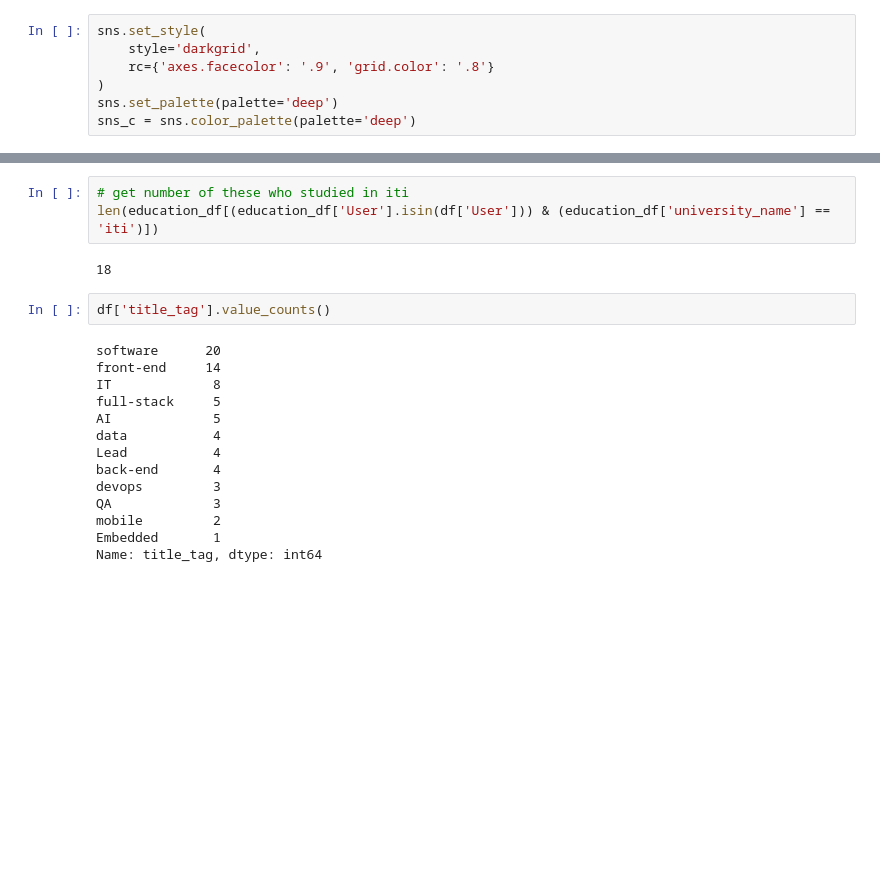
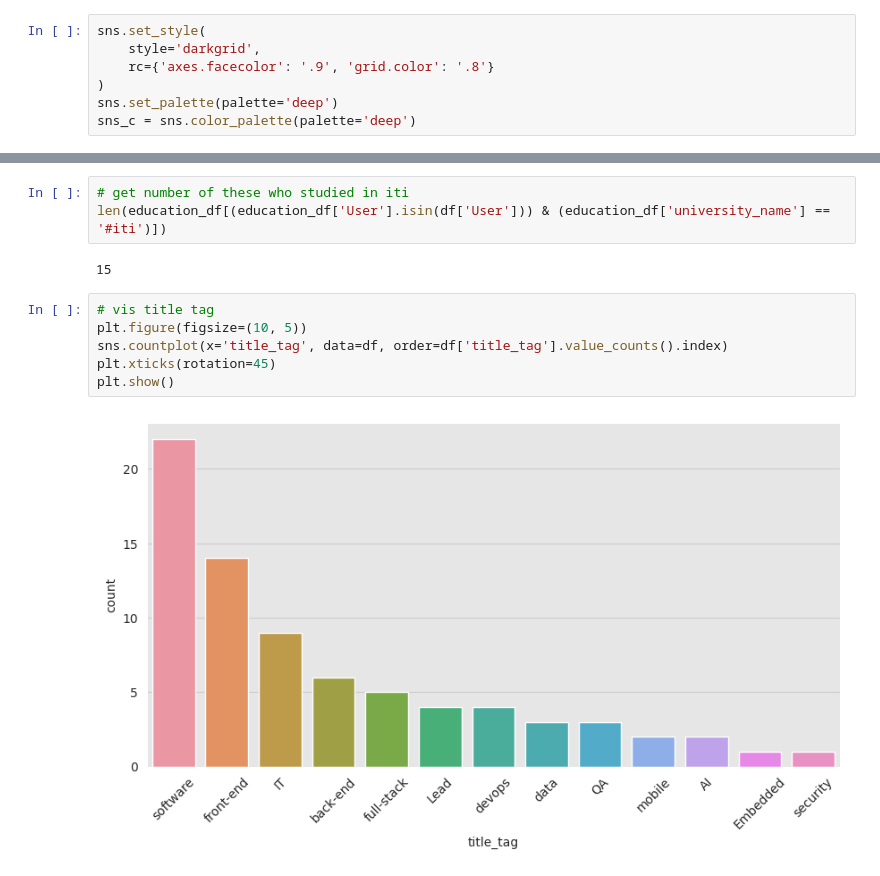
Before and after one commit to Mostafa-wael/Exploring-the-Landscape-of-the-Egyptian-Software-Market, a Jupyter notebook: notebooks/mechanism.ipynb, the cells around one changed output, grey strips where cells are left out. Drawn from its saved outputs; the diff is of its cells as text; blank space fills up the shorter version.

```diff
--- a/notebooks/mechanism.ipynb
+++ b/notebooks/mechanism.ipynb
@@ -120,22 +121,14 @@ law            2
 Name: faculty_name, dtype: int64
 # %%
 # get number of these who studied in iti
-len(education_df[(education_df['User'].isin(df['User'])) & (education_df['university_name'] == 'iti')])
+len(education_df[(education_df['User'].isin(df['User'])) & (education_df['university_name'] == '#iti')])
 # %% [output]
-18
+15
-# %%
-df['title_tag'].value_counts()
-# %% [output]
-software      20
-front-end     14
-IT             8
-full-stack     5
-AI             5
-data           4
-Lead           4
-back-end       4
-devops         3
-QA             3
-mobile         2
-Embedded       1
-Name: title_tag, dtype: int64
+# %%
+# vis title tag
+plt.figure(figsize=(10, 5))
+sns.countplot(x='title_tag', data=df, order=df['title_tag'].value_counts().index)
+plt.xticks(rotation=45)
+plt.show()
+# %% [output]
+[figure, added]
```
Also changed, not shown: parts of 6 cells of this notebook, 2 other files.
